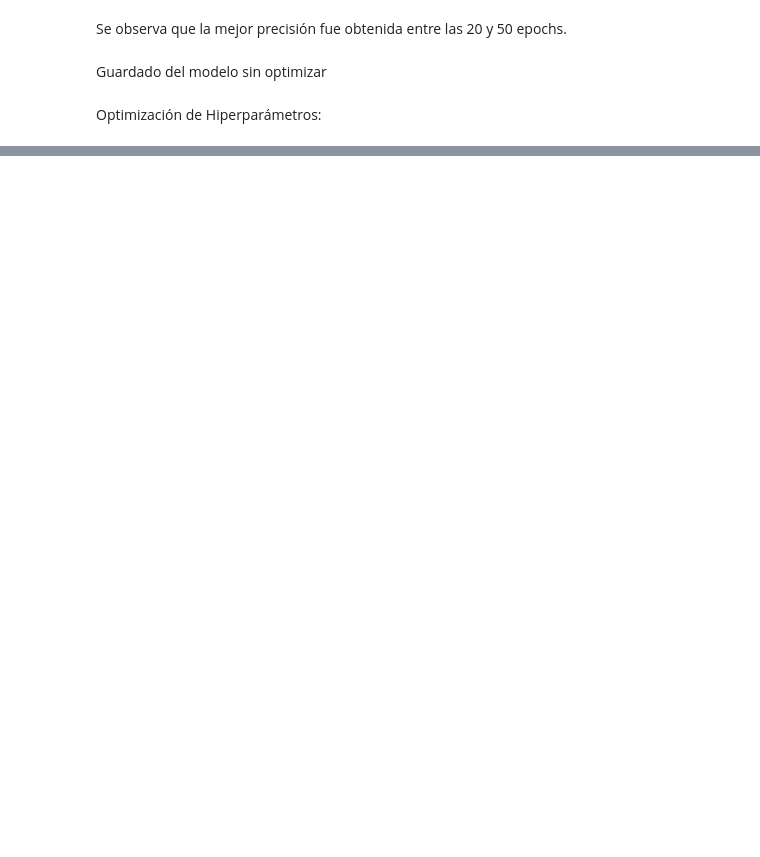
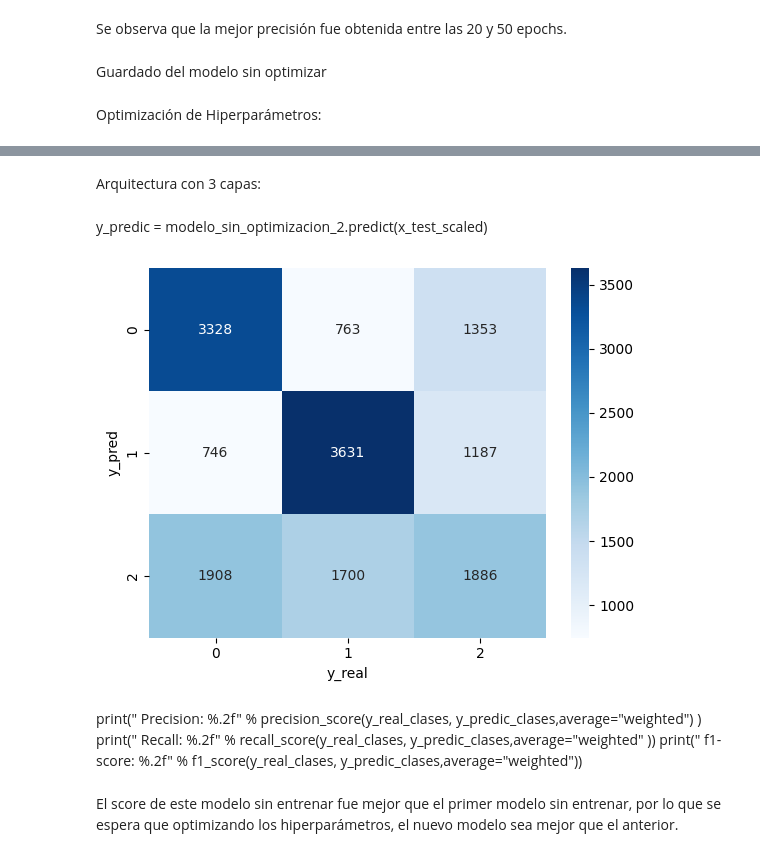
Before and after one commit to juan518munoz/OrganizacionDatosTP2, a Jupyter notebook: 7506R_TP2_GRUPO07_ENTREGA_N2.ipynb, the cells around one changed output, grey strips where cells are left out. Drawn from its saved outputs; the diff is of its cells as text; code cells hidden in the pictures; blank space fills up the shorter version.

```diff
--- a/7506R_TP2_GRUPO07_ENTREGA_N2.ipynb
+++ b/7506R_TP2_GRUPO07_ENTREGA_N2.ipynb
@@ -425,0 +420,2 @@ print("   f1-score: %.2f" % f1_score(y_real_clases, y_predic_clases,average="wei
+# %% [markdown]
+Arquitectura con 3 capas:
@@ -425,0 +436,20 @@ print("   f1-score: %.2f" % f1_score(y_real_clases, y_predic_clases,average="wei
+# %% [markdown]
+y_predic = modelo_sin_optimizacion_2.predict(x_test_scaled)
+# %%
+y_predic_clases=y_predic.tolist()#y_predic_clases=np.argmax(y_predic,axis=1).tolist()
+y_real_clases=np.argmax(y_test_encoder,axis=1).tolist()
+# %%
+ds_validacion=pd.DataFrame(y_predic_clases,y_real_clases).reset_index()
+ds_validacion.columns=['y_pred','y_real']
+
+tabla_validacion=pd.crosstab(ds_validacion.y_pred, ds_validacion.y_real)
+grf=sns.heatmap(tabla_validacion,annot=True, cmap = 'Blues',fmt='g')
+plt.show()
+# %% [output]
+[figure, added]
+# %% [markdown]
+print("  Precision: %.2f" % precision_score(y_real_clases, y_predic_clases,average="weighted") )
+print("     Recall: %.2f" % recall_score(y_real_clases, y_predic_clases,average="weighted" ))
+print("   f1-score: %.2f" % f1_score(y_real_clases, y_predic_clases,average="weighted"))
+# %% [markdown]
+El score de este modelo sin entrenar fue mejor que el primer modelo sin entrenar, por lo que se espera que optimizando los hiperparámetros, el nuevo modelo sea mejor que el anterior.
```
Also changed, not shown: parts of 33 cells of this notebook.
